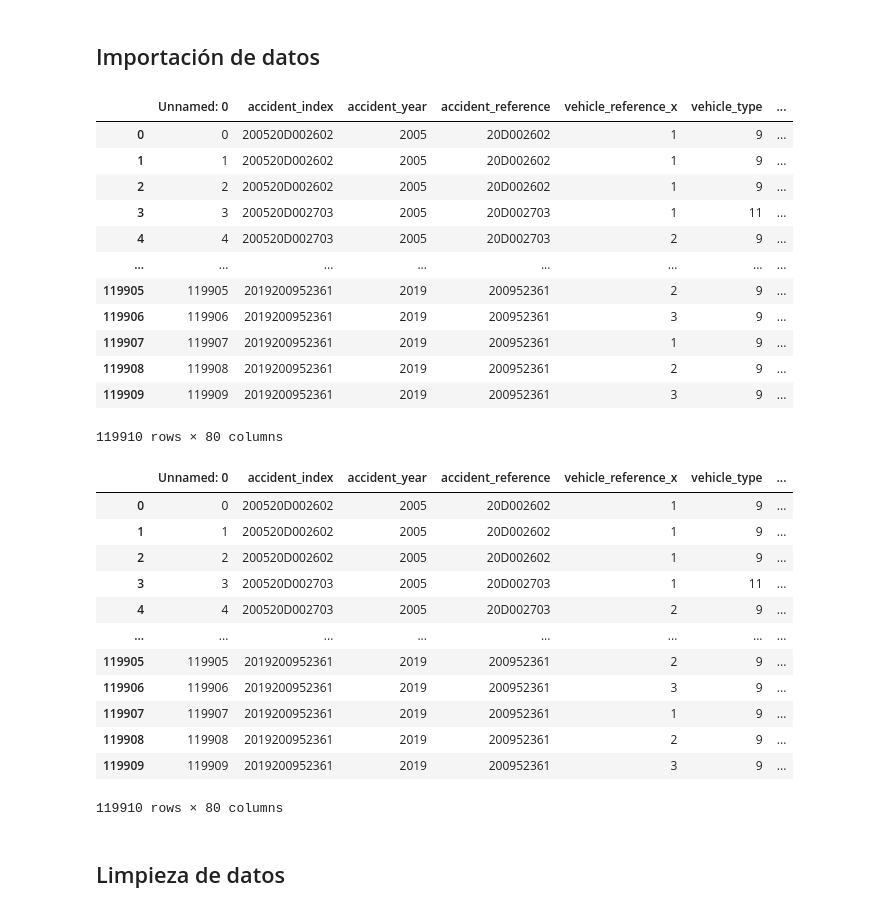
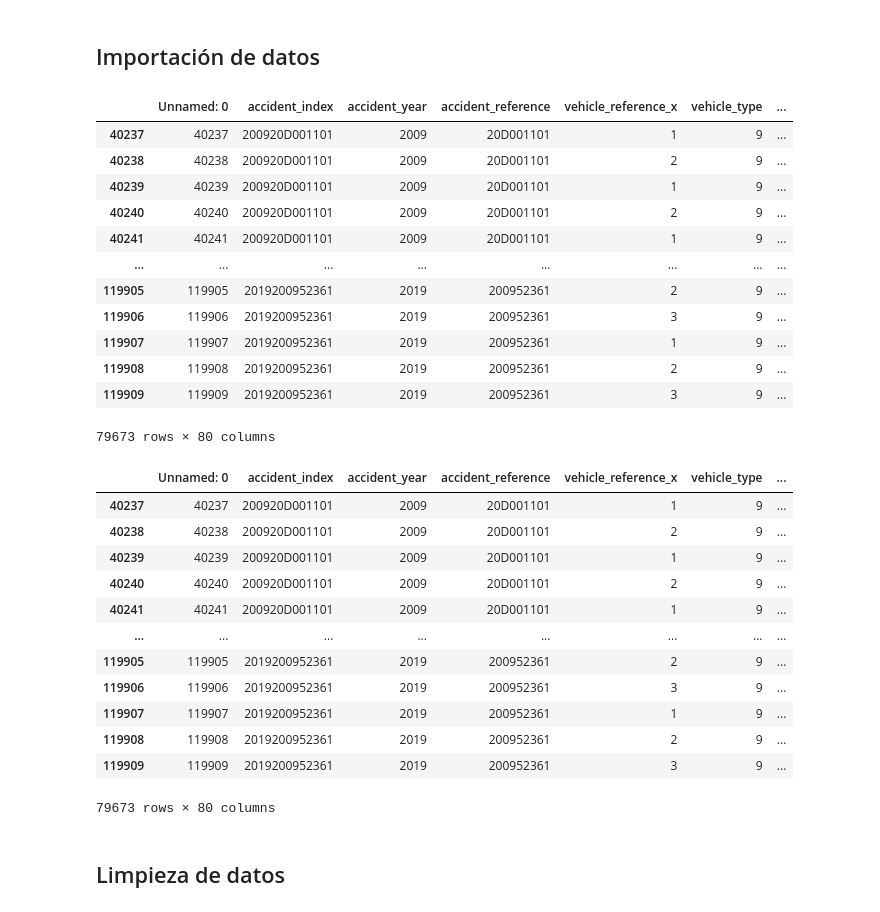
Before and after one commit to luperezsal/GTAAF-CNN, a Jupyter notebook: TASP_CNN.ipynb, the cells around one changed output. Saved outputs shown, nothing was run; the diff lists cells and outputs as text; code cells hidden in the pictures.

```diff
--- a/TASP_CNN.ipynb
+++ b/TASP_CNN.ipynb
@@ -3827,47 +3840,47 @@ target_class = 'Casualty Severity'
 
 root_path = './Data/UK'
 
-years = list(range(2005,2020))
+years = list(range(2009,2020))
 
 # casualty_dataframe = accidents_dataframe = pd.DataFrame()
 
 # for year in years:
 #     aux_dataframe = pd.read_csv(f"{root_path}/{year}/casualty-{year}.csv")
 #     casualty_dataframe = pd.concat([casualty_dataframe, aux_dataframe])
 
 # for year in years:
 #     aux_dataframe = pd.read_csv(f"{root_path}/{year}/accident-{year}.csv")
 #     accidents_dataframe = pd.concat([accidents_dataframe, aux_dataframe])
 # accidents_dataframe = accidents_dataframe[accidents_dataframe.local_authority_district == 300]
 # data_frame = pd.merge(casualty_dataframe, accidents_dataframe, on=['accident_index'])
 
 # years = list(range(2016,2021))
 # years = list(range(2009,2017))
 
 # data_frame = pd.read_csv(f"{root_path}/accident-casualty-2005-2020.csv")
 # data_frame = pd.read_csv(f"{root_path}/birmingham-accident-casualty-2005-2020.csv")
 # data_frame = pd.read_csv(f"{root_path}/leeds-accident-casualty-2005-2020.csv")
 # data_frame = pd.read_csv(f"{root_path}/birmingham-accident-casualty-2007-2020.csv")
 # data_frame = pd.read_csv(f"{root_path}/birmingham-accident-casualty-2009-2019.csv")
 data_frame = pd.read_csv(f"{root_path}/birmingham-accident-casualty-vehicles-2005-2019.csv")
 
 data_frame = data_frame[data_frame.accident_year_x.isin(years)]
 
 data_frame
 # %% [output]
 |  | Unnamed: 0 | accident_index | accident_year | accident_reference | vehicle_reference_x | vehicle_type | ... |
-| 0 | 0 | 200520D002602 | 2005 | 20D002602 | 1 | 9 | ... |
-| 1 | 1 | 200520D002602 | 2005 | 20D002602 | 1 | 9 | ... |
-| 2 | 2 | 200520D002602 | 2005 | 20D002602 | 1 | 9 | ... |
-| 3 | 3 | 200520D002703 | 2005 | 20D002703 | 1 | 11 | ... |
-| 4 | 4 | 200520D002703 | 2005 | 20D002703 | 2 | 9 | ... |
+| 40237 | 40237 | 200920D001101 | 2009 | 20D001101 | 1 | 9 | ... |
+| 40238 | 40238 | 200920D001101 | 2009 | 20D001101 | 2 | 9 | ... |
+| 40239 | 40239 | 200920D001101 | 2009 | 20D001101 | 1 | 9 | ... |
+| 40240 | 40240 | 200920D001101 | 2009 | 20D001101 | 2 | 9 | ... |
+| 40241 | 40241 | 200920D001101 | 2009 | 20D001101 | 1 | 9 | ... |
 | ... | ... | ... | ... | ... | ... | ... | ... |
 | 119905 | 119905 | 2019200952361 | 2019 | 200952361 | 2 | 9 | ... |
 | 119906 | 119906 | 2019200952361 | 2019 | 200952361 | 3 | 9 | ... |
 | 119907 | 119907 | 2019200952361 | 2019 | 200952361 | 1 | 9 | ... |
 | 119908 | 119908 | 2019200952361 | 2019 | 200952361 | 2 | 9 | ... |
 | 119909 | 119909 | 2019200952361 | 2019 | 200952361 | 3 | 9 | ... |
-119910 rows × 80 columns
+79673 rows × 80 columns
 # %%
 # import pandas as pd
 
@@ -3939,18 +3952,18 @@ pd.set_option('display.max_columns', None)
 data_frame
 # %% [output]
 |  | Unnamed: 0 | accident_index | accident_year | accident_reference | vehicle_reference_x | vehicle_type | ... |
-| 0 | 0 | 200520D002602 | 2005 | 20D002602 | 1 | 9 | ... |
-| 1 | 1 | 200520D002602 | 2005 | 20D002602 | 1 | 9 | ... |
-| 2 | 2 | 200520D002602 | 2005 | 20D002602 | 1 | 9 | ... |
-| 3 | 3 | 200520D002703 | 2005 | 20D002703 | 1 | 11 | ... |
-| 4 | 4 | 200520D002703 | 2005 | 20D002703 | 2 | 9 | ... |
+| 40237 | 40237 | 200920D001101 | 2009 | 20D001101 | 1 | 9 | ... |
+| 40238 | 40238 | 200920D001101 | 2009 | 20D001101 | 2 | 9 | ... |
+| 40239 | 40239 | 200920D001101 | 2009 | 20D001101 | 1 | 9 | ... |
+| 40240 | 40240 | 200920D001101 | 2009 | 20D001101 | 2 | 9 | ... |
+| 40241 | 40241 | 200920D001101 | 2009 | 20D001101 | 1 | 9 | ... |
 | ... | ... | ... | ... | ... | ... | ... | ... |
 | 119905 | 119905 | 2019200952361 | 2019 | 200952361 | 2 | 9 | ... |
 | 119906 | 119906 | 2019200952361 | 2019 | 200952361 | 3 | 9 | ... |
 | 119907 | 119907 | 2019200952361 | 2019 | 200952361 | 1 | 9 | ... |
 | 119908 | 119908 | 2019200952361 | 2019 | 200952361 | 2 | 9 | ... |
 | 119909 | 119909 | 2019200952361 | 2019 | 200952361 | 3 | 9 | ... |
-119910 rows × 80 columns
+79673 rows × 80 columns
 # %% [markdown]
 ## Limpieza de datos
 # %%
```
Also changed, not shown: parts of 18 cells of this notebook, 1 other file.
